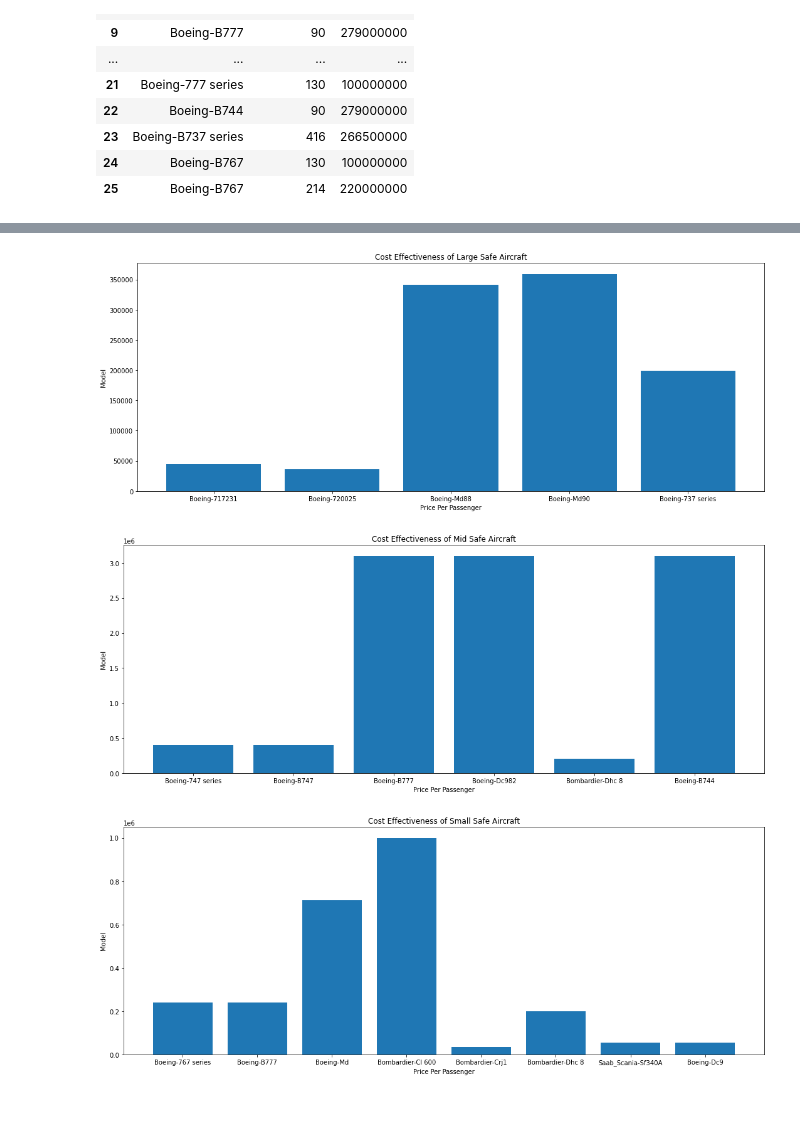
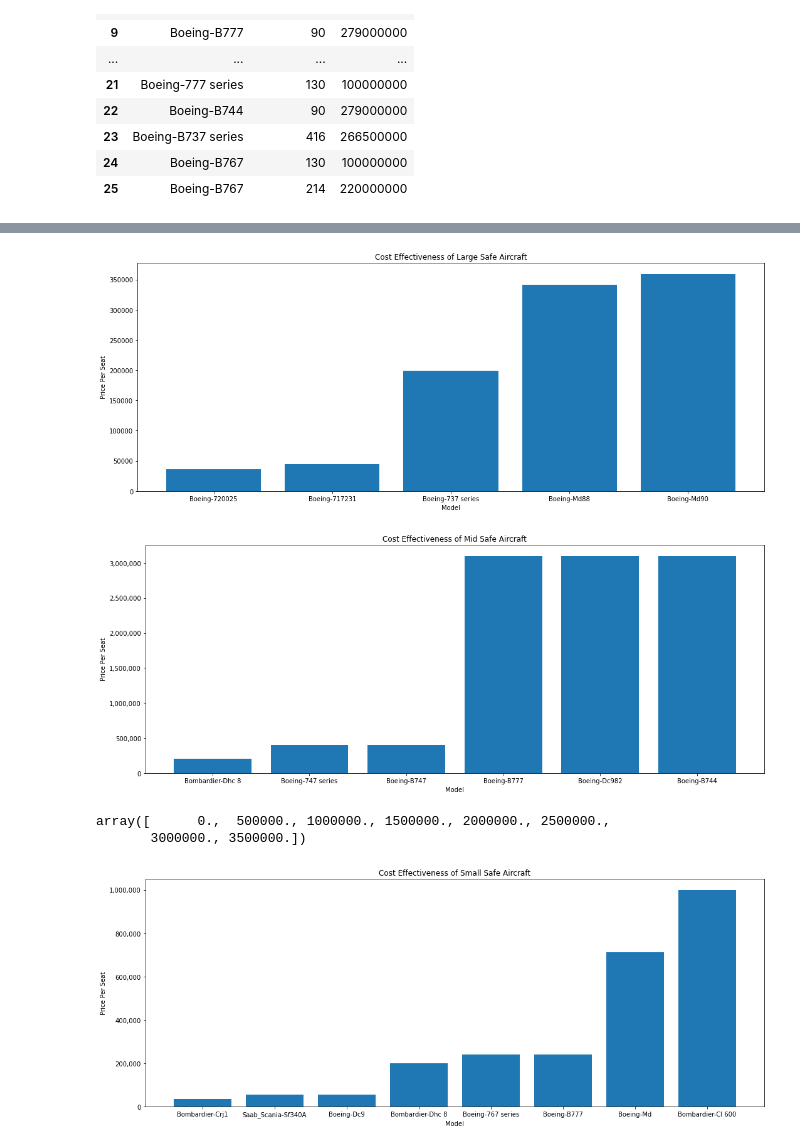
Before and after one commit to sunnywithcurlyhair/DS-Project-1, a Jupyter notebook: Aviation_Analysis.ipynb, the cells around one changed output, grey strips where cells are left out. Cells and saved outputs as stored; diff of their text form; code cells hidden in the pictures; blank space fills up the shorter version.

```diff
--- a/Aviation_Analysis.ipynb
+++ b/Aviation_Analysis.ipynb
@@ -441,38 +433,36 @@ price_df_clean
 | 24 | Boeing-B767 | 130 | 100000000 |
 | 25 | Boeing-B767 | 214 | 220000000 |
 # %%
+#making a calculation column
+
 ppp = (price_df_clean['Price'] / price_df_clean['Passengers'])
+
+#reformatting the data so it looks better / not in scientific notation
+
 pd.options.display.float_format = '{:.0f}'.format
 
-
-#ppp_clean = []
-
-#for value in ppp:
-#    new = '{:.20f}'.format(value)
-#    ppp_clean.append(new)
-
 price_df_clean['Price Per Passenger'] = ppp
-#price_df_clean['Price Per Passenger'] = price_df_clean['Price Per Passenger'].astype(int)
 price_df_clean['Price Per Passenger'].astype('category')
 price_df_clean['Passengers'].astype('category')
 price_df_clean
 
-price_df_clean_top = price_df_clean[price_df_clean['Price Per Passenger'] <= 200000]
-
-
-price_df_clean_bottom = price_df_clean[price_df_clean['Price Per Passenger'] >= 400000]
+#Separating out the size tranches
 
 best_high = price_df_clean[price_df_clean['Passengers'] >= 100]
 best_high = best_high[best_high['Price Per Passenger'] <= 400000]
+best_high_sorted = best_high.sort_values('Price Per Passenger')
 
 best_mid = (price_df_clean[price_df_clean['Passengers'] <= 100])
 best_mid = best_mid[best_mid['Passengers'] >= 50]
 best_mid = best_mid[best_mid['Price Per Passenger'] <= 100000000]
+best_mid_sorted = best_mid.sort_values('Price Per Passenger')
 
 
 best_low = price_df_clean[price_df_clean['Passengers'] <= 50]
 best_low = best_low[best_low['Price Per Passenger'] <= 100000000]
+best_low_sorted = best_low.sort_values('Price Per Passenger')
 
-best_mid
+
+best_low_sorted
 # %% [output]
 |  | Model | Passengers | Price | Price Per Passenger |
@@ -485,60 +477,65 @@ best_mid
 # %%
 title = 'Cost Effectiveness of Large Safe Aircraft'
 Model_Label = 'Model'
-PPP_label = 'Price Per Passenger'
+PPP_label = 'Price Per Seat'
 
 tackle_figure, ax = plt.subplots(figsize=(15, 6))
 
-Model = best_high['Model']
-PPP = best_high['Price Per Passenger']
+Model = best_high_sorted['Model']
+PPP = best_high_sorted['Price Per Passenger']
 
 ax.bar(Model,PPP)
-ax.set_xlabel(PPP_label)
-ax.set_ylabel(Model_Label)
+ax.set_xlabel(Model_Label)
+ax.set_ylabel(PPP_label)
 ax.set_title(title)
 
 
 plt.tight_layout()
 plt.show()
 # %% [output]
-[figure, old version]
+[figure, new version]
 # %%
 title = 'Cost Effectiveness of Mid Safe Aircraft'
 Model_Label = 'Model'
-PPP_label = 'Price Per Passenger'
+PPP_label = 'Price Per Seat'
 
 Plane_figure, ax = plt.subplots(figsize=(15, 6))
 
-Model = best_mid['Model']
-PPP = best_mid['Price Per Passenger']
-
+Model = best_mid_sorted['Model']
+PPP = best_mid_sorted['Price Per Passenger']
+xtick = 10000
 ax.bar(Model,PPP)
-ax.set_xlabel(PPP_label)
-ax.set_ylabel(Model_Label)
+ax.set_xlabel(Model_Label)
+ax.set_ylabel(PPP_label)
 ax.set_title(title)
-
+ax.get_yaxis().set_major_formatter(
+    matplotlib.ticker.FuncFormatter(lambda x, p: format(int(x), ',')))
 
 plt.tight_layout()
 plt.show()
+ax.get_yticks()
 # %% [output]
-[figure, old version]
+[figure, new version]
+array([      0.,  500000., 1000000., 1500000., 2000000., 2500000.,
+       3000000., 3500000.])
 # %%
 title = 'Cost Effectiveness of Small Safe Aircraft'
 Model_Label = 'Model'
-PPP_label = 'Price Per Passenger'
+PPP_label = 'Price Per Seat'
 
-tackle_figure, ax = plt.subplots(figsize=(15, 6))
+small_figure, ax = plt.subplots(figsize=(15, 6))
 
-Model = best_low['Model']
-PPP = best_low['Price Per Passenger']
+Model = best_low_sorted['Model']
+PPP = best_low_sorted['Price Per Passenger']
 
 ax.bar(Model,PPP)
-ax.set_xlabel(PPP_label)
-ax.set_ylabel(Model_Label)
+ax.set_xlabel(Model_Label)
+ax.set_ylabel(PPP_label)
 ax.set_title(title)
-
+ax.get_yaxis().set_major_formatter(
+    matplotlib.ticker.FuncFormatter(lambda x, p: format(int(x), ',')))
 
 plt.tight_layout()
 plt.show()
 # %% [output]
-[figure, old version]
+[figure, new version]
```
Also changed, not shown: parts of 5 cells of this notebook.
